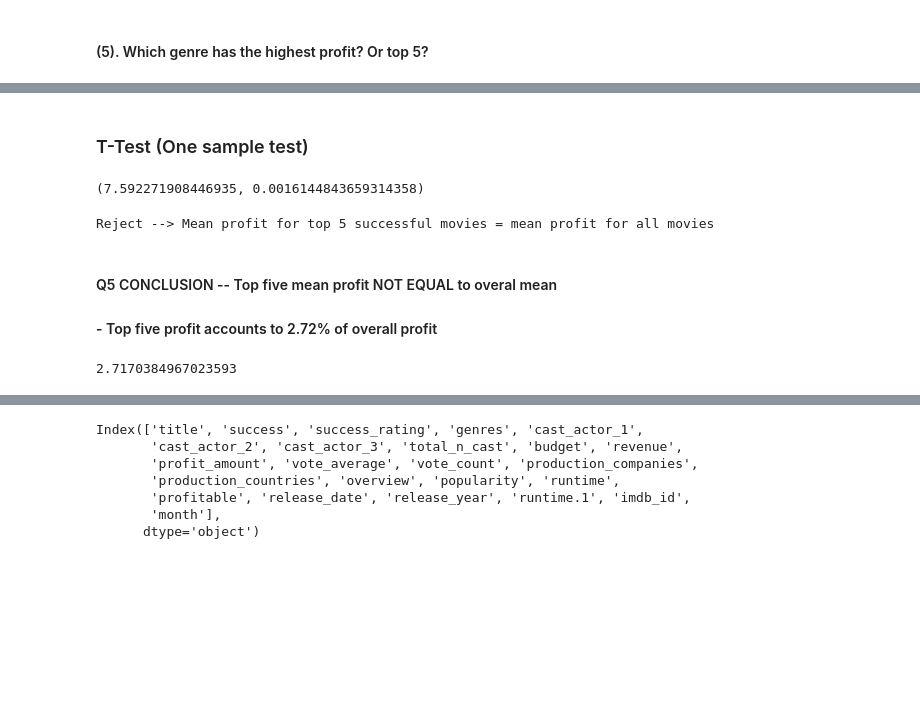
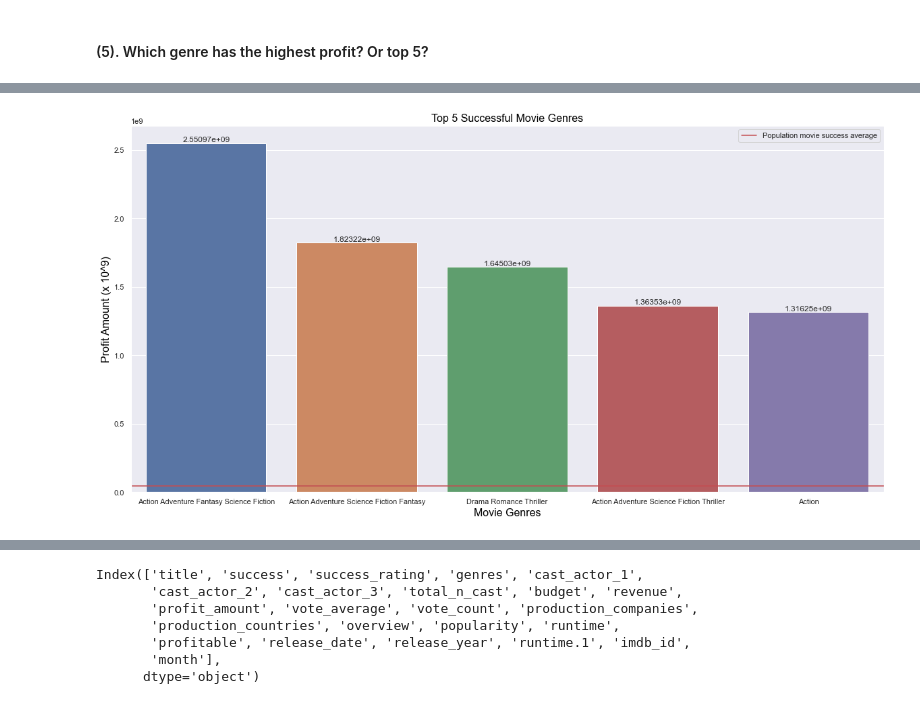
Before and after one commit to Movie-Success-Capstone/Movie-Capstone, a Jupyter notebook: stephen_explore.ipynb, the cells around one changed output, grey strips where cells are left out. Drawn from its saved outputs; the diff is of its cells as text; code cells hidden in the pictures; blank space fills up the shorter version.

```diff
--- a/stephen_explore.ipynb
+++ b/stephen_explore.ipynb
@@ -327,33 +298,12 @@ plt.show()
-# %% [markdown]
-### T-Test (One sample test)
-# %%
-H0 = 'Mean profit for top 5 successful movies = mean profit for all movies'
-H1 = 'Mean profit for top 5 successful movies != mean profit for all movies'
-
-overall_movie_profit_mean = df.profit_amount.mean()
-top_5_movies_profit = top_5_most_profitable.profit_amount
-
-t, p = stats.ttest_1samp(top_5_movies_profit_mean, overall_movie_profit_mean)
-t, p
-# %% [output]
-(7.592271908446935, 0.0016144843659314358)
-# %%
-if (p/2 < alpha):
-    print(f'Reject --> {H0}')
-elif t < 0:
-    print(f'Failed to Reject {H0}')
-else:
-    print(f'Failed to Reject {H0}')
-# %% [output]
-Reject --> Mean profit for top 5 successful movies = mean profit for all movies
-# %% [markdown]
-#### Q5 CONCLUSION -- Top five mean profit NOT EQUAL to overal mean
-#### - Top five profit accounts to 2.72% of overall profit
-# %%
-overall_movie_profit_mean = df.profit_amount.sum()
-
-top_5_movies_profit = top_5_most_profitable.profit_amount.sum()
-
-(top_5_movies_profit/overall_movie_profit_mean) * 100
-# %% [output]
-2.7170384967023593
+# %%
+plt.title('Top 5 Successful Movie Genres', c = 'black', size = 16)
+ax = sns.barplot(x = 'genres',  y = 'profit_amount', data = top_5_most_profitable)
+ax.bar_label(ax.containers[0])
+overall_movie_profit_mean = df.profit_amount.mean()
+plt.axhline(overall_movie_profit_mean, label="Population movie success average", color = 'r')
+plt.ylabel('Profit Amount (x 10^9)', c = 'black', size = 16)
+plt.xlabel('Movie Genres', c = 'black', size = 16)
+plt.legend()
+plt.show()
+# %% [output]
+[figure, added]
```
Also changed, not shown: parts of 22 cells of this notebook.
